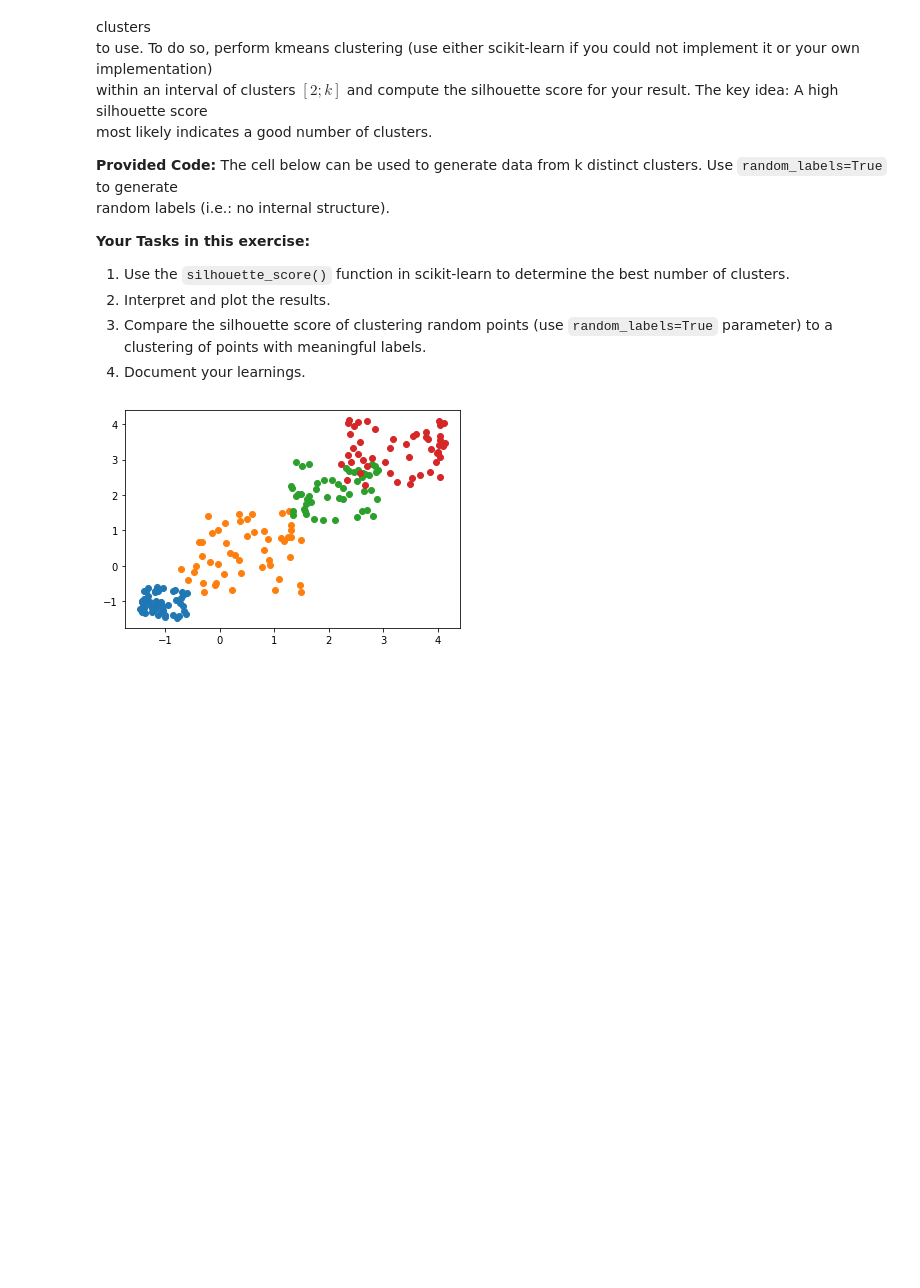
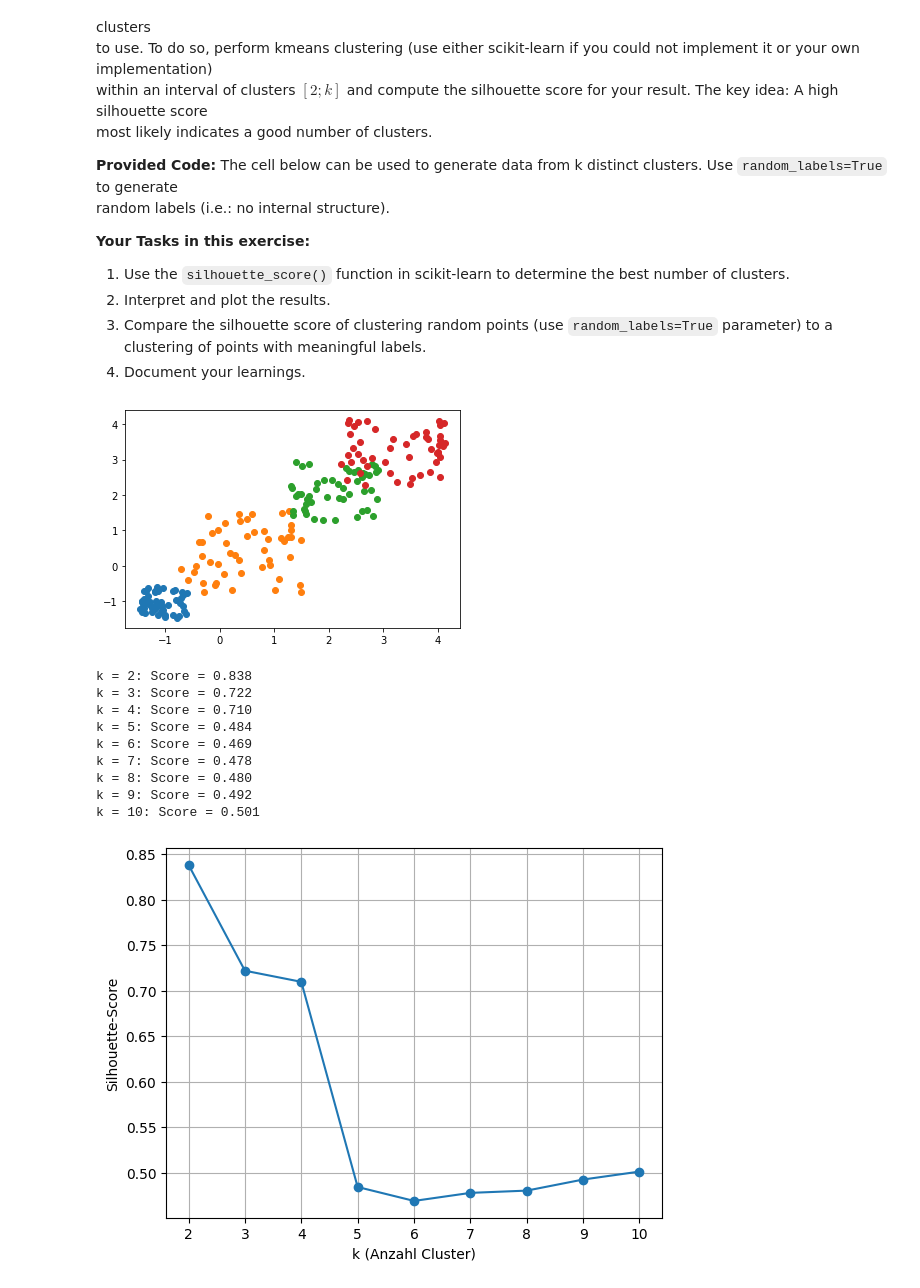
Before and after one commit to atakan4804/machine_learning, a Jupyter notebook: Machine-Learning/k-Means/KMeans-Exercises.ipynb, the cells around one changed output. Saved outputs shown, nothing was run; the diff lists cells and outputs as text; code cells hidden in the pictures; blank space fills up the shorter version.

```diff
--- a/Machine-Learning/k-Means/KMeans-Exercises.ipynb
+++ b/Machine-Learning/k-Means/KMeans-Exercises.ipynb
@@ -246,0 +243,33 @@ X, Y_true = gen_data(k=4)
+# %%
+from sklearn.metrics import silhouette_score
+
+X, Y_true = gen_data(k=4)
+
+ks = range(2, 11)   # k = 2 bis 10
+scores = []
+
+for k in ks:
+    model = KMeans(n_clusters=k)
+    model.fit(X)
+
+    score = silhouette_score(X, model.labels_)
+    scores.append(score)
+    print(f"k = {k}: Score = {score:.3f}")
+
+
+plt.plot(ks, scores, marker="o")
+plt.xlabel("k (Anzahl Cluster)")
+plt.ylabel("Silhouette-Score")
+plt.grid(True)
+plt.show()
+# %% [output]
+k = 2: Score = 0.838
+k = 3: Score = 0.722
+k = 4: Score = 0.710
+k = 5: Score = 0.484
+k = 6: Score = 0.469
+k = 7: Score = 0.478
+k = 8: Score = 0.480
+k = 9: Score = 0.492
+k = 10: Score = 0.501
+[figure, added]
```
Also changed, not shown: parts of 1 cell of this notebook.
